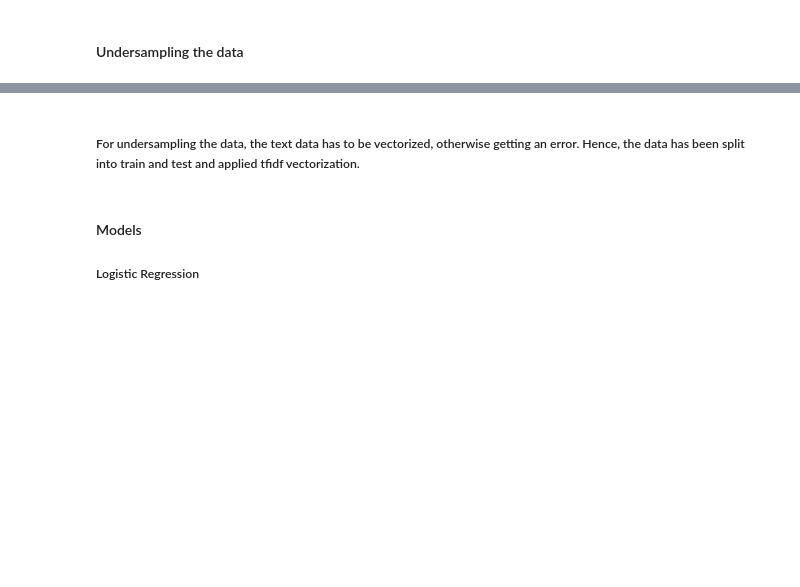
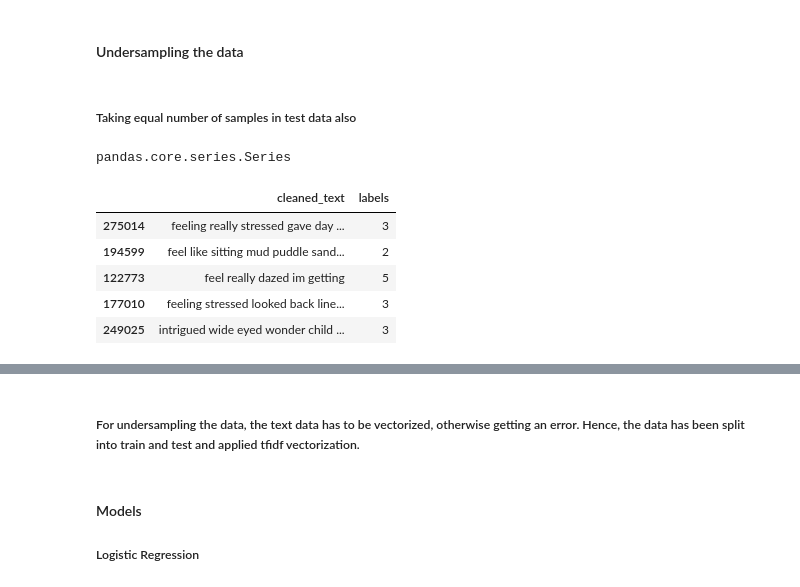
Before and after one commit to SingarajuP/SharpestMinds_Project, a Jupyter notebook: notebooks/combining_emotions_neutral_models.ipynb, the cells around one changed output, grey strips where cells are left out. Drawn from its saved outputs; the diff is of its cells as text; code cells hidden in the pictures; blank space fills up the shorter version.

```diff
--- a/notebooks/combining_emotions_neutral_models.ipynb
+++ b/notebooks/combining_emotions_neutral_models.ipynb
@@ -173,3 +175,25 @@ Xtest_tfidf = tfidf_vectorizer.transform(Xtest)
 # %%
 with open('../models/tfidf_vect_neutral.pkl', 'wb') as file:
     pickle.dump(tfidf_vectorizer, file)
+# %% [markdown]
+##### Taking equal number of samples in test data also
+# %%
+#Train test split of the data
+Xtrain, Xtest, ytrain, ytest = train_test_split(df['cleaned_text'], y, test_size=0.3,random_state=1)
+Xtrain_tfidf = tfidf_vectorizer.fit_transform(Xtrain)
+# %%
+#ytest.value_counts()
+type(ytest)
+# %% [output]
+pandas.core.series.Series
+# %%
+df_test= pd.concat([Xtest, ytest], axis=1)
+# %%
+df_test.head()
+# %% [output]
+|  | cleaned_text | labels |
+| 275014 | feeling really stressed gave day ... | 3 |
+| 194599 | feel like sitting mud puddle sand... | 2 |
+| 122773 | feel really dazed im getting | 5 |
+| 177010 | feeling stressed looked back line... | 3 |
+| 249025 | intrigued wide eyed wonder child ... | 3 |
```
Also changed, not shown: parts of 13 cells of this notebook, 9 other files.
